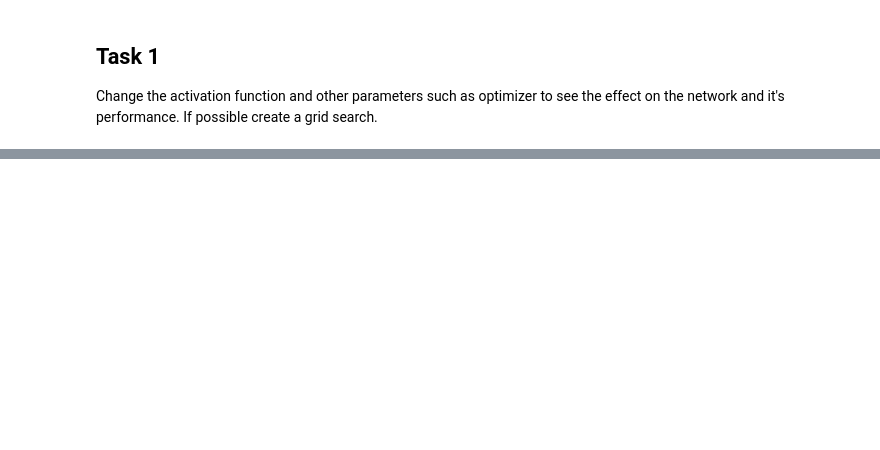
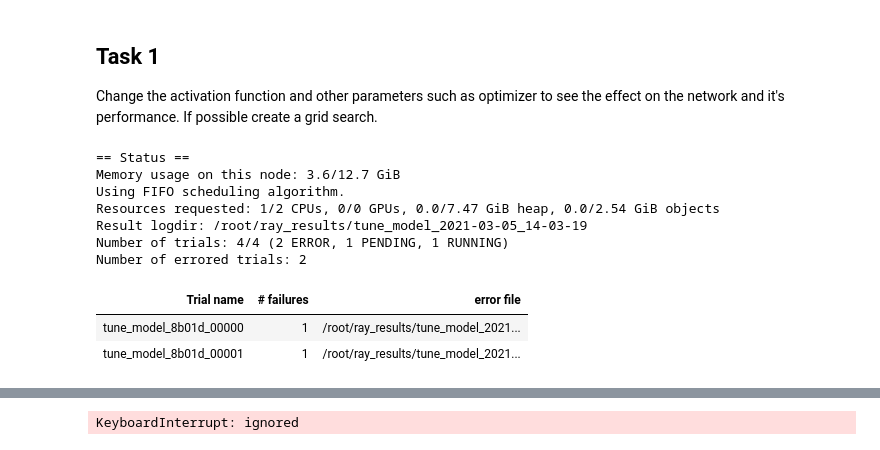
Before and after one commit to jonisabdulkarim/CE888, a Jupyter notebook: Lab7/CNN.ipynb, the cells around one changed output, grey strips where cells are left out. Cells and saved outputs as stored; diff of their text form; code cells hidden in the pictures; blank space fills up the shorter version.

```diff
--- a/Lab7/CNN.ipynb
+++ b/Lab7/CNN.ipynb
@@ -156,0 +194,17 @@ Change the activation function and other parameters such as optimizer to see the
+# %%
+def tune_model(config):
+  #model = create_model('rmsprop', 'categorical_crossentropy', ['accuracy'])
+  model = create_model(config["loss"], config["met"])
+  checkpoint_callback = ModelCheckpoint(
+      "model.h5", monitor="loss", save_best_only=True, save_freq=2)
+
+  callbacks = [checkpoint_callback, TuneReporterCallback()]
+
+  # train the model
+  history = model.fit(
+      train_images, train_labels,
+      epochs=5,
+      batch_size=64,
+      validation_split=0.2)
+
+  return model, history
@@ -156,0 +251,30 @@ Change the activation function and other parameters such as optimizer to see the
+# %%
+np.random.seed(5)
+
+parameters = {
+    #"opt": ['rmsprop'],
+    "loss": ['categorical_crossentropy', 'sparse_categorical_crossentropy'],
+    "met": ['accuracy']
+}
+
+ray.shutdown()
+ray.init(log_to_driver=False)
+
+!rm -rf ~/ray_results/tune_model
+
+analysis = tune.run(
+    tune_model,
+    verbose=1,
+    config=parameters,
+    num_samples=4)
+# %% [output]
+== Status ==
+Memory usage on this node: 3.6/12.7 GiB
+Using FIFO scheduling algorithm.
+Resources requested: 1/2 CPUs, 0/0 GPUs, 0.0/7.47 GiB heap, 0.0/2.54 GiB objects
+Result logdir: /root/ray_results/tune_model_2021-03-05_14-03-19
+Number of trials: 4/4 (2 ERROR, 1 PENDING, 1 RUNNING)
+Number of errored trials: 2
+| Trial name | # failures | error file |
+| tune_model_8b01d_00000 | 1 | /root/ray_results/tune_model_2021... |
+| tune_model_8b01d_00001 | 1 | /root/ray_results/tune_model_2021... |
@@ -156,0 +282 @@ Change the activation function and other parameters such as optimizer to see the
+KeyboardInterrupt: ignored
```
Also changed, not shown: parts of 17 cells of this notebook.
